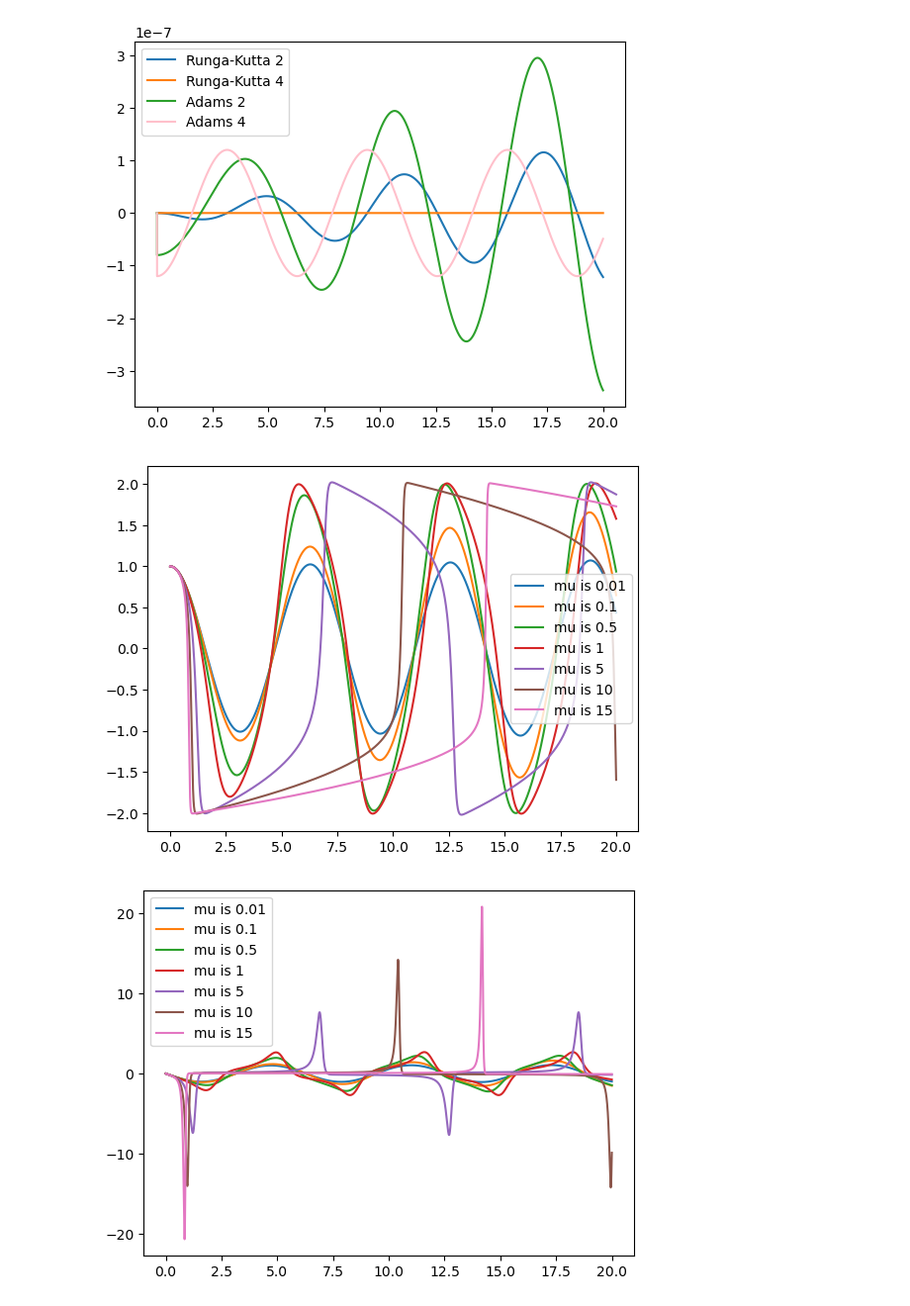
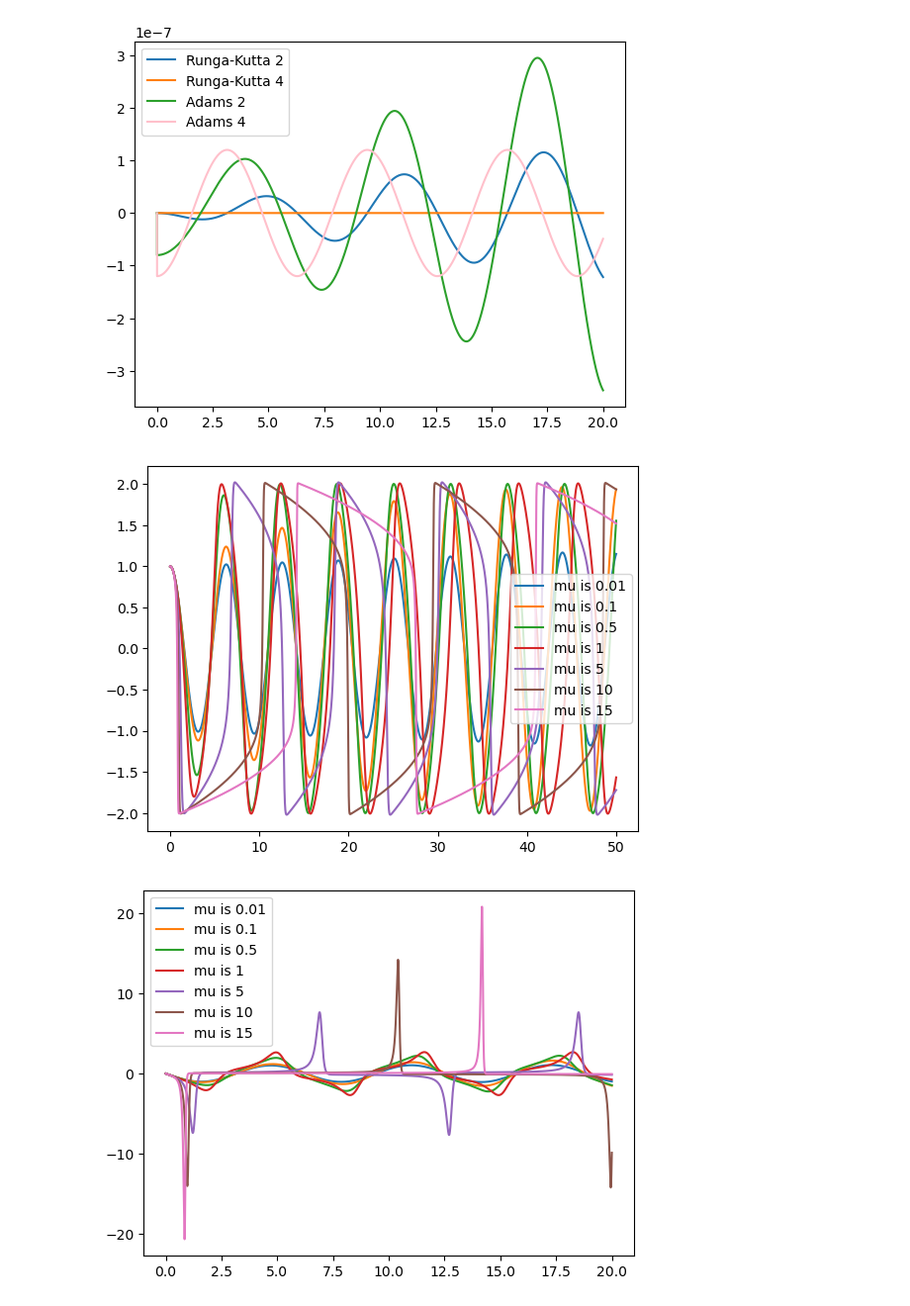
Before and after one commit to hasankin19/PHY-480-Project, a Jupyter notebook: PHY480-905_SemesterProjectTemplate.ipynb, the cells around one changed output. Shown at 99% size. Saved outputs shown, nothing was run; the diff lists cells and outputs as text; code cells hidden in the pictures.

```diff
--- a/PHY480-905_SemesterProjectTemplate.ipynb
+++ b/PHY480-905_SemesterProjectTemplate.ipynb
@@ -199,13 +206,13 @@ plt.show()
 # %%
 #Analysis for mu
 mus=[0.01,0.1,0.5,1,5,10,15]
 for mu in mus:
-    trk4,xrk4,vrk4=RK4(VDPO,20,100000,mu)
+    trk4,xrk4,vrk4=RK4(VDPO,50,100000,mu)
     plt.plot(trk4,xrk4,label=f'mu is {mu}')
 plt.legend()
 plt.show()
 # %% [output]
-[figure, old version]
+[figure, new version]
 # %%
 mus=[0.01,0.1,0.5,1,5,10,15]
 for mu in mus:
```
Also changed, not shown: parts of 11 cells of this notebook.
